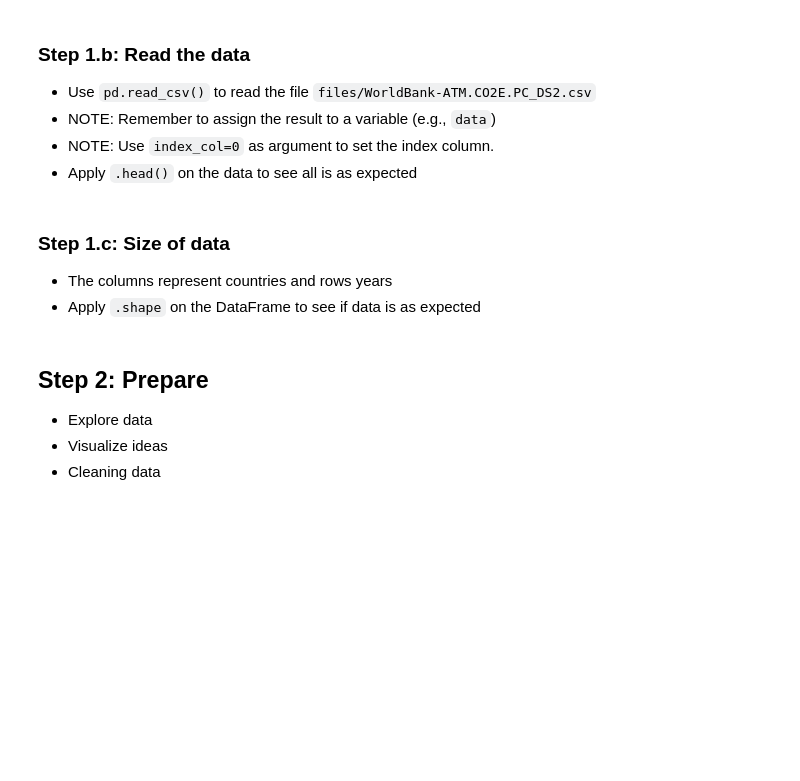
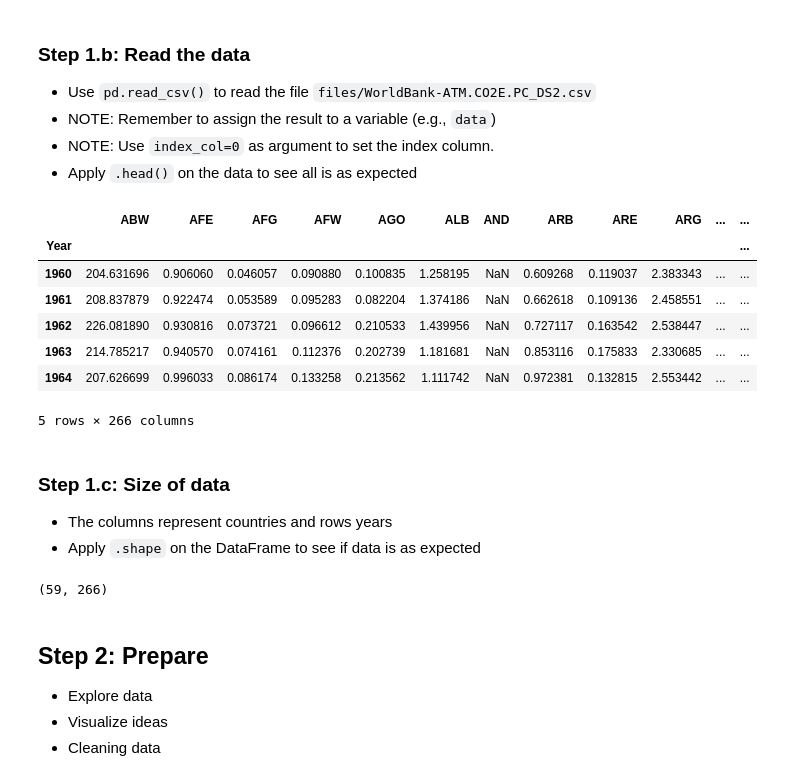
Before and after one commit to ad3rinto/data-science-rune, a Jupyter notebook: 01 - Project - CO2 Per Capita.ipynb, the cells around one changed output. Saved outputs shown, nothing was run; the diff lists cells and outputs as text; code cells hidden in the pictures; blank space fills up the shorter version.

````diff
--- a/01 - Project - CO2 Per Capita.ipynb
+++ b/01 - Project - CO2 Per Capita.ipynb
@@ -22,10 +24,26 @@
 - NOTE: Remember to assign the result to a variable (e.g., ```data```)
 - NOTE: Use ```index_col=0``` as argument to set the index column.
 - Apply ```.head()``` on the data to see all is as expected
+# %%
+data = pd.read_csv("files/WorldBank-ATM.CO2E.PC_DS2.csv", index_col=0)
+data.head()
+# %% [output]
+|  | ABW | AFE | AFG | AFW | AGO | ALB | AND | ARB | ARE | ARG | ... | ... |
+| Year |  |  |  |  |  |  |  |  |  |  |  | ... |
+| 1960 | 204.631696 | 0.906060 | 0.046057 | 0.090880 | 0.100835 | 1.258195 | NaN | 0.609268 | 0.119037 | 2.383343 | ... | ... |
+| 1961 | 208.837879 | 0.922474 | 0.053589 | 0.095283 | 0.082204 | 1.374186 | NaN | 0.662618 | 0.109136 | 2.458551 | ... | ... |
+| 1962 | 226.081890 | 0.930816 | 0.073721 | 0.096612 | 0.210533 | 1.439956 | NaN | 0.727117 | 0.163542 | 2.538447 | ... | ... |
+| 1963 | 214.785217 | 0.940570 | 0.074161 | 0.112376 | 0.202739 | 1.181681 | NaN | 0.853116 | 0.175833 | 2.330685 | ... | ... |
+| 1964 | 207.626699 | 0.996033 | 0.086174 | 0.133258 | 0.213562 | 1.111742 | NaN | 0.972381 | 0.132815 | 2.553442 | ... | ... |
+5 rows × 266 columns
 # %% [markdown]
 ### Step 1.c: Size of data
 - The columns represent countries and rows years
 - Apply ```.shape``` on the DataFrame to see if data is as expected
+# %%
+data.shape
+# %% [output]
+(59, 266)
 # %% [markdown]
 ## Step 2: Prepare
 - Explore data
````
Also changed, not shown: parts of 13 cells of this notebook.
